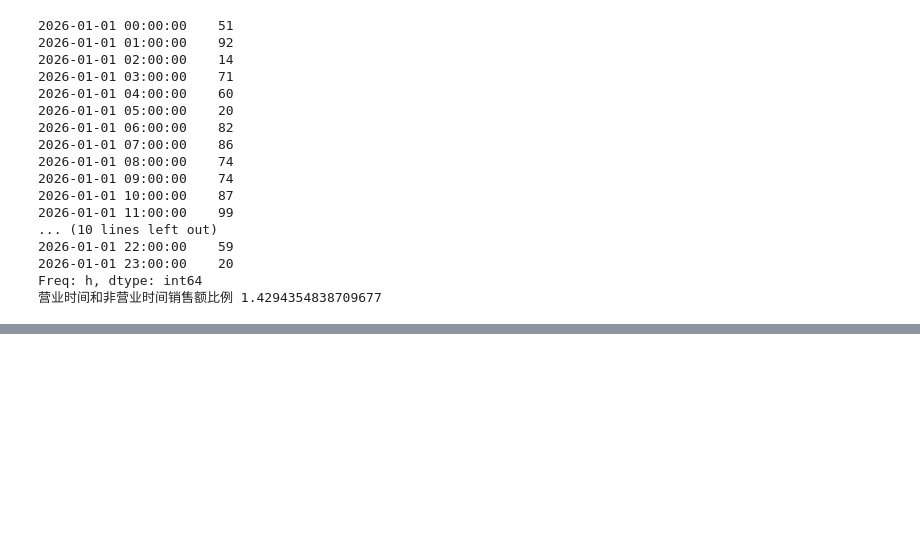
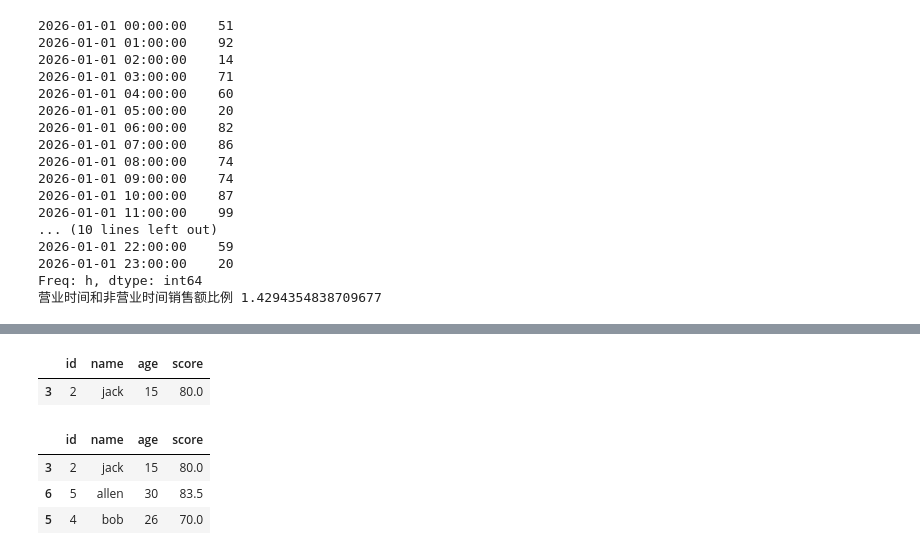
Before and after one commit to javewang-vibe/py-, a Jupyter notebook: pandas学习.ipynb, the cells around one changed output, grey strips where cells are left out. Saved outputs shown, nothing was run; the diff lists cells and outputs as text; code cells hidden in the pictures; blank space fills up the shorter version.

```diff
--- a/pandas学习.ipynb
+++ b/pandas学习.ipynb
@@ -471,0 +590,15 @@ Freq: h, dtype: int64
+# %%
+#布尔索引来筛选数据
+df[df.score>70]
+df[(df.score>70)&(df.age<20)]
+# %% [output]
+|  | id | name | age | score |
+| 3 | 2 | jack | 15 | 80.0 |
+# %%
+#随机抽样
+df.sample(3)
+# %% [output]
+|  | id | name | age | score |
+| 3 | 2 | jack | 15 | 80.0 |
+| 6 | 5 | allen | 30 | 83.5 |
+| 5 | 4 | bob | 26 | 70.0 |
```
Also changed, not shown: parts of 18 cells of this notebook, 2 other files.
